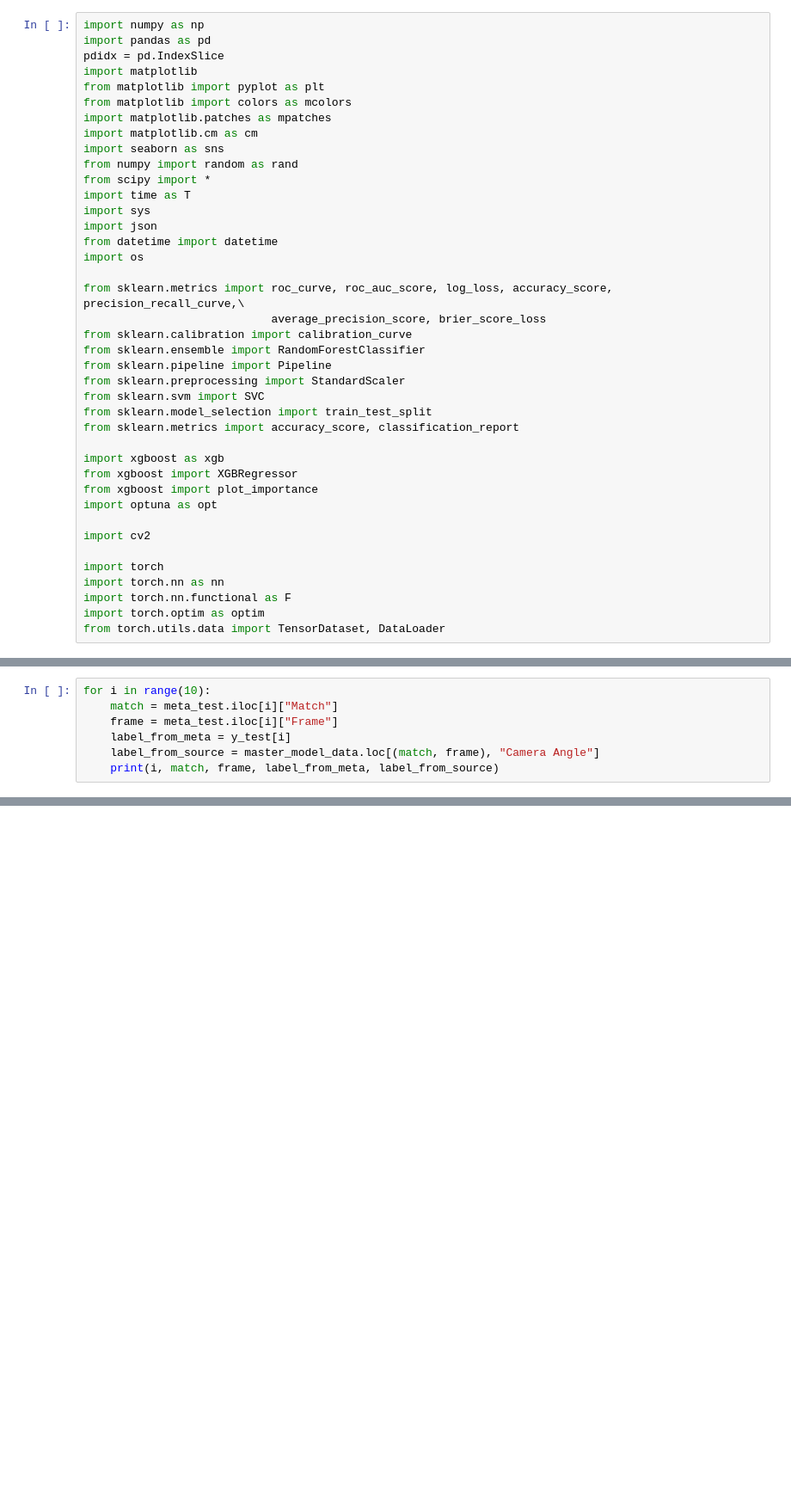
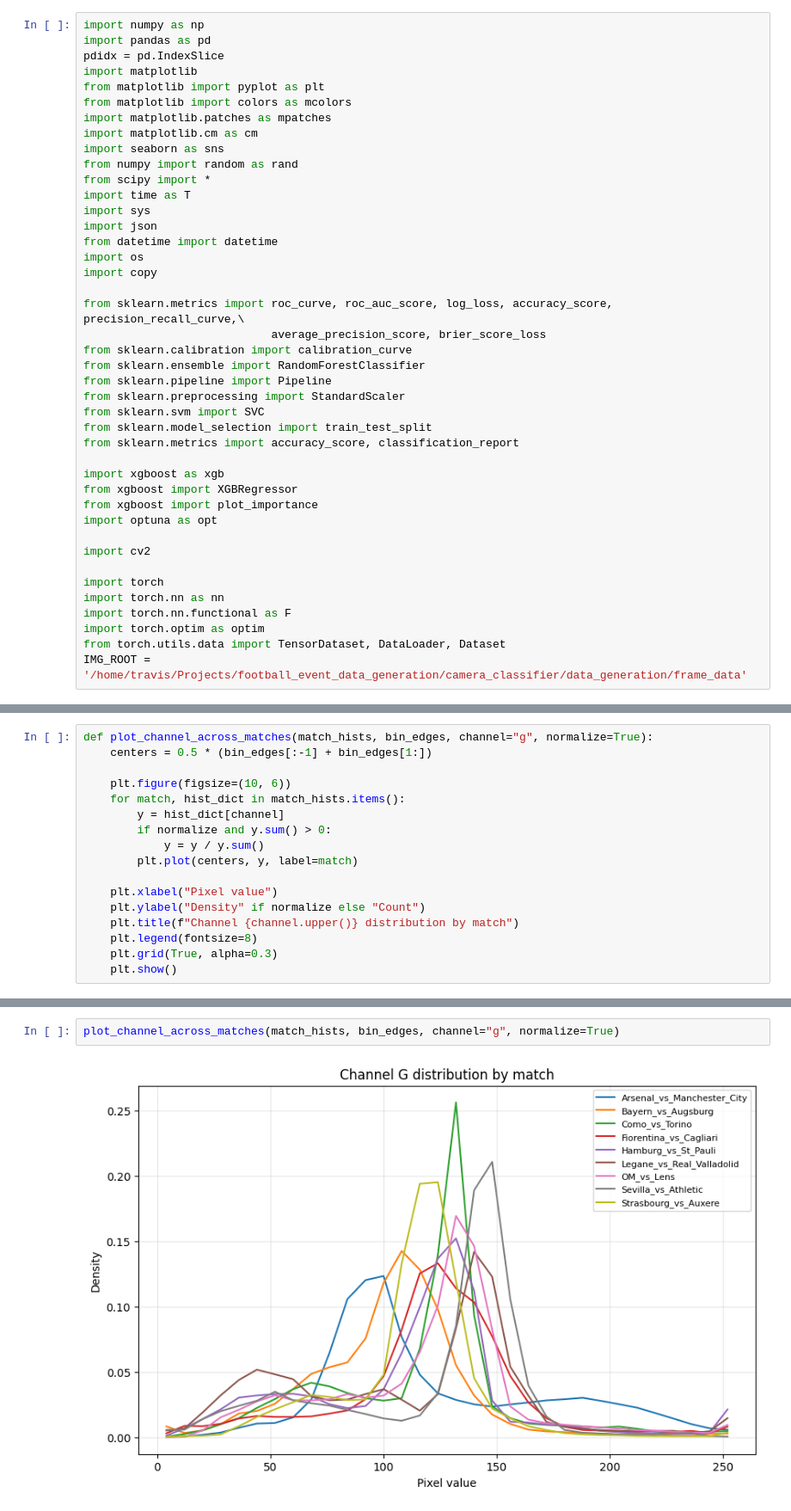
Before and after one commit to tdore738/football_event_data_generation, a Jupyter notebook: camera_classifier/model/playing_with_data.ipynb, the cells around one changed output, grey strips where cells are left out. Shown at 86% size. Drawn from its saved outputs; the diff is of its cells as text; blank space fills up the shorter version.

```diff
--- a/camera_classifier/model/playing_with_data.ipynb
+++ b/camera_classifier/model/playing_with_data.ipynb
@@ -15,6 +15,7 @@ import sys
 import json
 from datetime import datetime
 import os
+import copy
 
 from sklearn.metrics import roc_curve, roc_auc_score, log_loss, accuracy_score, precision_recall_curve,\
                             average_precision_score, brier_score_loss
@@ -37,4 +38,5 @@ import torch
 import torch.nn as nn
 import torch.nn.functional as F
 import torch.optim as optim
-from torch.utils.data import TensorDataset, DataLoader
+from torch.utils.data import TensorDataset, DataLoader, Dataset
+IMG_ROOT = '/home/travis/Projects/football_event_data_generation/camera_classifier/data_generation/frame_data'
@@ -368,7 +70,0 @@ for i in range(10):
-# %%
-for i in range(10):
-    match = meta_test.iloc[i]["Match"]
-    frame = meta_test.iloc[i]["Frame"]
-    label_from_meta = y_test[i]
-    label_from_source = master_model_data.loc[(match, frame), "Camera Angle"]
-    print(i, match, frame, label_from_meta, label_from_source)
@@ -496,0 +874,17 @@ testloader  = DataLoader(testset, batch_size=32, shuffle=False)
+# %%
+def plot_channel_across_matches(match_hists, bin_edges, channel="g", normalize=True):
+    centers = 0.5 * (bin_edges[:-1] + bin_edges[1:])
+
+    plt.figure(figsize=(10, 6))
+    for match, hist_dict in match_hists.items():
+        y = hist_dict[channel]
+        if normalize and y.sum() > 0:
+            y = y / y.sum()
+        plt.plot(centers, y, label=match)
+
+    plt.xlabel("Pixel value")
+    plt.ylabel("Density" if normalize else "Count")
+    plt.title(f"Channel {channel.upper()} distribution by match")
+    plt.legend(fontsize=8)
+    plt.grid(True, alpha=0.3)
+    plt.show()
@@ -496,0 +918,4 @@ testloader  = DataLoader(testset, batch_size=32, shuffle=False)
+# %%
+plot_channel_across_matches(match_hists, bin_edges, channel="g", normalize=True)
+# %% [output]
+[figure, added]
```
Also changed, not shown: parts of 44 cells of this notebook, 11 other files.
